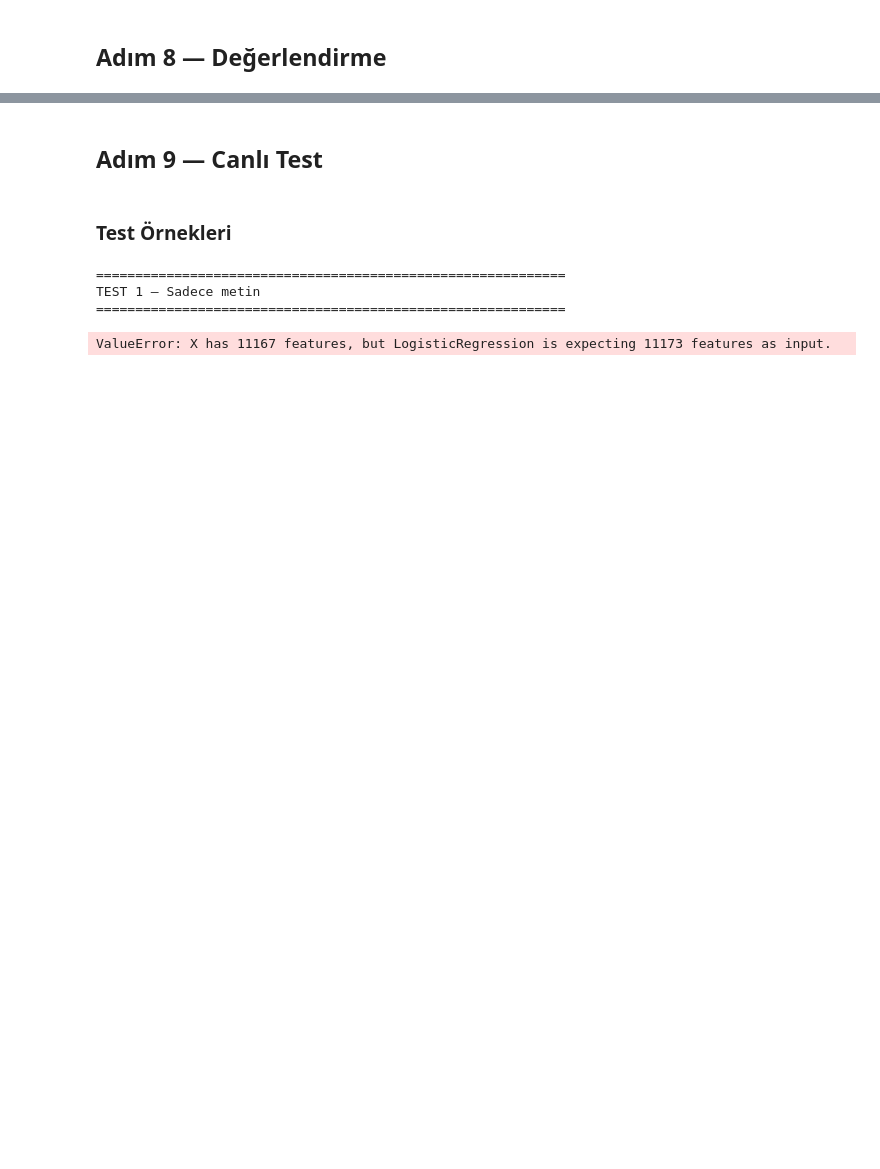
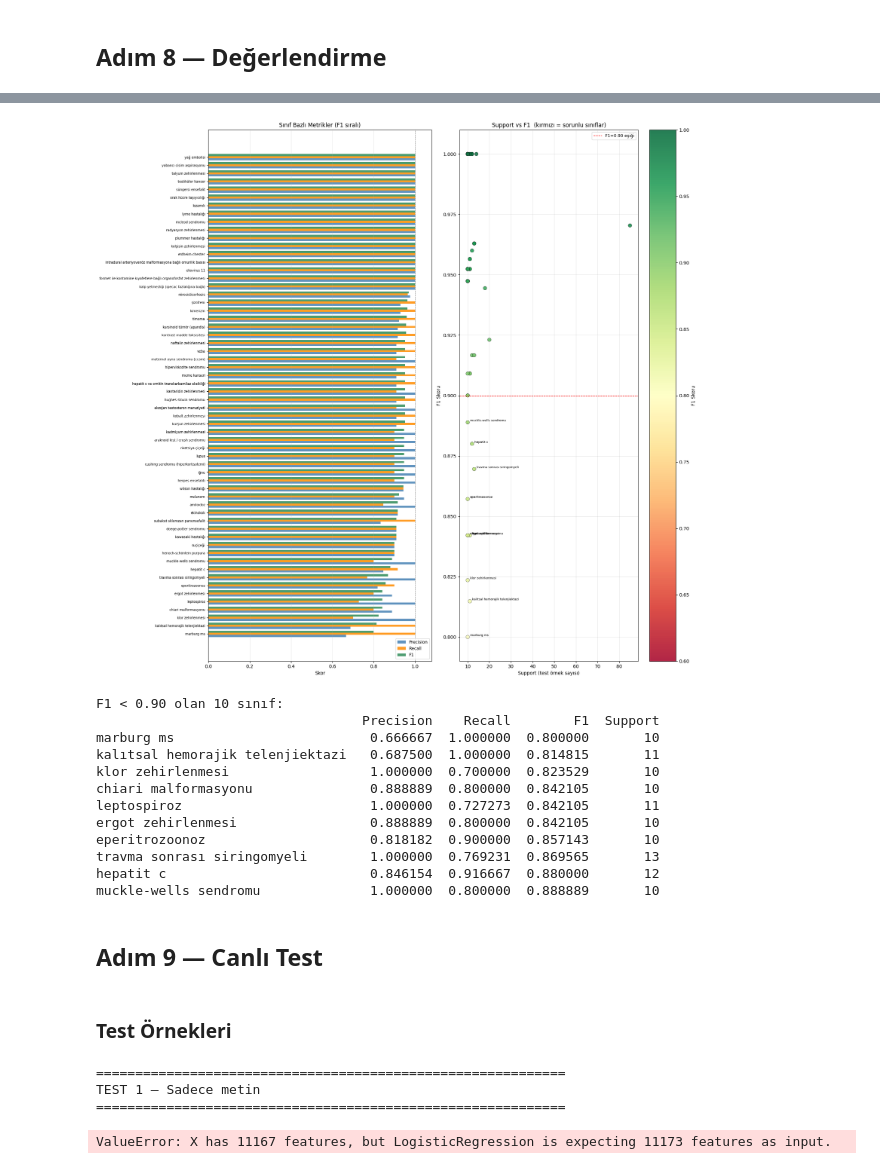
Before and after one commit to gadex203/HouseMD_NLP, a Jupyter notebook: housemd_classification.ipynb, the cells around one changed output, grey strips where cells are left out. Saved outputs shown, nothing was run; the diff lists cells and outputs as text; code cells hidden in the pictures; blank space fills up the shorter version.

```diff
--- a/housemd_classification.ipynb
+++ b/housemd_classification.ipynb
@@ -1429,35 +1290,48 @@ ax.set_xlim(0, 1.08)
 ax.axvline(1.0, color="grey", lw=0.8, ls="--")
 ax.set_xlabel("Skor")
 ax.set_title("Sınıf Bazlı Metrikler (F1 sıralı)", fontsize=12)
 ax.legend(loc="lower right", fontsize=9)
 ax.grid(axis="x", alpha=0.3)
 
 # --- Görsel 2: Scatter — Support vs F1 (düşük performans tespiti) ---
 ax2 = axes[1]
 sc = ax2.scatter(df_rapor["Support"], df_rapor["F1"],
                  c=df_rapor["F1"], cmap="RdYlGn", vmin=0.6, vmax=1.0,
                  s=60, edgecolors="black", linewidths=0.4, alpha=0.85)
 plt.colorbar(sc, ax=ax2, label="F1 Skoru")
 # F1 < 0.90 olan sınıfları etiketle
 for _, row in df_rapor[df_rapor["F1"] < 0.90].iterrows():
     ax2.annotate(_, (row["Support"], row["F1"]),
                  textcoords="offset points", xytext=(5, 2), fontsize=6.5)
 ax2.axhline(0.90, color="red", lw=1, ls="--", label="F1=0.90 eşiği")
 ax2.set_xlabel("Support (test örnek sayısı)")
 ax2.set_ylabel("F1 Skoru")
 ax2.set_title("Support vs F1  (kırmızı = sorunlu sınıflar)", fontsize=12)
 ax2.legend(fontsize=9)
 ax2.grid(alpha=0.3)
 
 plt.tight_layout()
 plt.savefig("images/metrik_sinif.png", dpi=150, bbox_inches="tight")
 plt.show()
 
 # Özet tablo
 dusuk = df_rapor[df_rapor["F1"] < 0.90].sort_values("F1")
-print(f"
-F1 < 0.90 olan {len(dusuk)} sınıf:")
+print(f"F1 < 0.90 olan {len(dusuk)} sınıf:")
 print(dusuk[["Precision","Recall","F1","Support"]].to_string())
+# %% [output]
+[figure, added]
+F1 < 0.90 olan 10 sınıf:
+                                  Precision    Recall        F1  Support
+marburg ms                         0.666667  1.000000  0.800000       10
+kalıtsal hemorajik telenjiektazi   0.687500  1.000000  0.814815       11
+klor zehirlenmesi                  1.000000  0.700000  0.823529       10
+chiari malformasyonu               0.888889  0.800000  0.842105       10
+leptospiroz                        1.000000  0.727273  0.842105       11
+ergot zehirlenmesi                 0.888889  0.800000  0.842105       10
+eperitrozoonoz                     0.818182  0.900000  0.857143       10
+travma sonrası siringomyeli        1.000000  0.769231  0.869565       13
+hepatit c                          0.846154  0.916667  0.880000       12
+muckle-wells sendromu              1.000000  0.800000  0.888889       10
 # %% [markdown]
 ## Adım 9 — Canlı Test
 # %%
```
Also changed, not shown: parts of 27 cells of this notebook.
